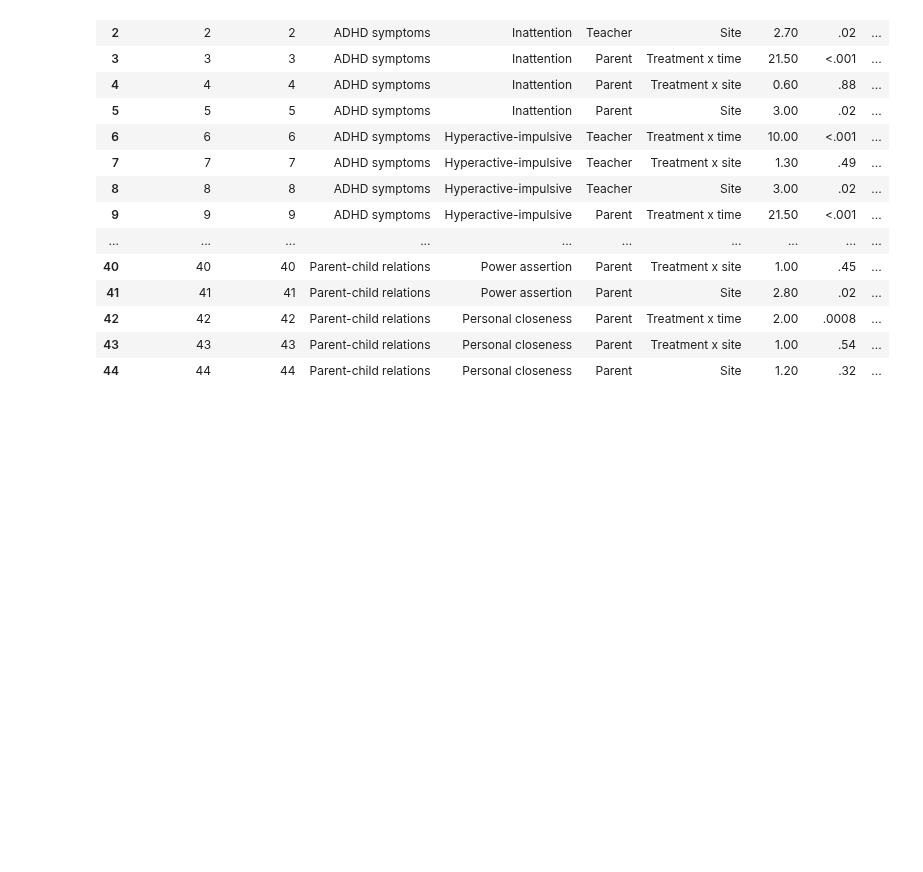
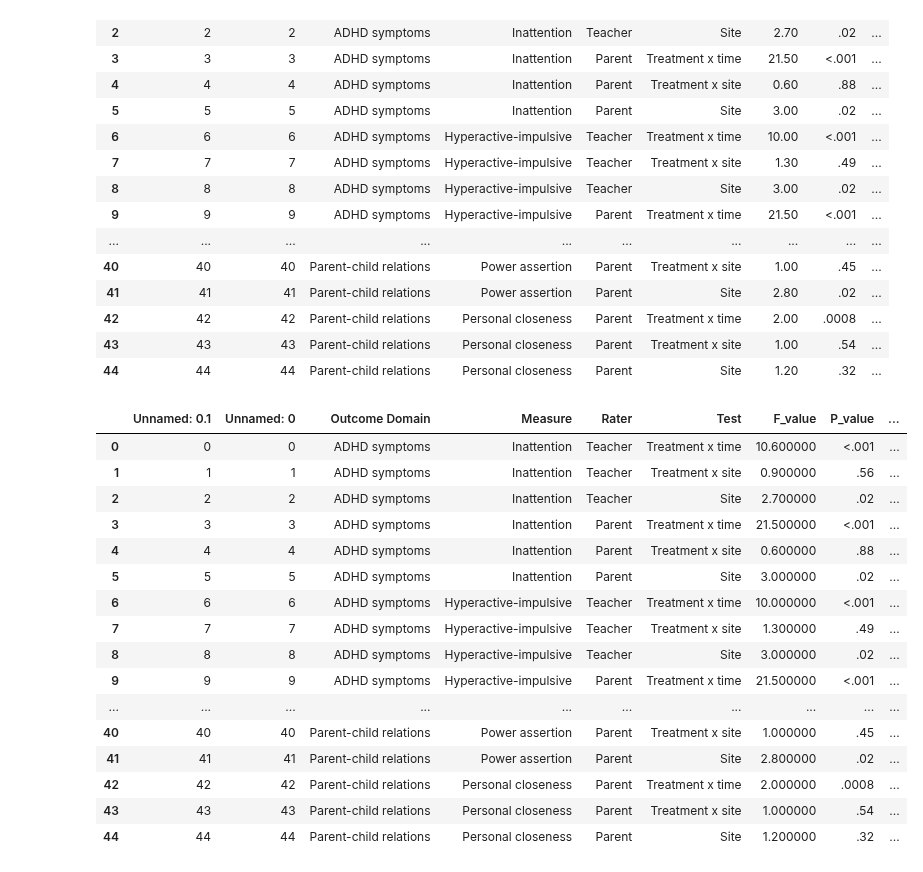
Before and after one commit to ALINA991/ADHD_fMRI, a Jupyter notebook: MTA/contrasts.ipynb, the cells around one changed output. Saved outputs shown, nothing was run; the diff lists cells and outputs as text; code cells hidden in the pictures; blank space fills up the shorter version.

```diff
--- a/MTA/contrasts.ipynb
+++ b/MTA/contrasts.ipynb
@@ -618,3 +596,40 @@ results_table
 | 44 | 44 | 44 | Parent-child relations | Personal closeness | Parent | Site | 1.20 | .32 | ... |
 # %%
 #results_table.to_csv(Path(derived_data, 'original_and_new_rr_14_contrasts.csv'))
+# %%
+cols_to_highlight = ['F_value', 'P_value', 'replicated F_value', 'replicated P_value', 'M vs B p_val']#, 'C vs (M,B) p_val', 'L vs (M,B,C) p_val']
+results_table[cols_to_highlight] = results_table[cols_to_highlight].fillna(np.nan)
+
+
+def highlight_cells(val, alpha=0.05):
+    if val == -1:
+        return ''
+    try:
+
+        float_val = float(val)
+        if float_val < alpha:
+            return 'background-color: blue'
+    except ValueError:
+
+        return 'background-color: blue'
+
+styled_df = results_table.style.applymap(highlight_cells, subset=cols_to_highlight)
+styled_df
+# %% [output]
+|  | Unnamed: 0.1 | Unnamed: 0 | Outcome Domain | Measure | Rater | Test | F_value | P_value | ... |
+| 0 | 0 | 0 | ADHD symptoms | Inattention | Teacher | Treatment x time | 10.600000 | <.001 | ... |
+| 1 | 1 | 1 | ADHD symptoms | Inattention | Teacher | Treatment x site | 0.900000 | .56 | ... |
+| 2 | 2 | 2 | ADHD symptoms | Inattention | Teacher | Site | 2.700000 | .02 | ... |
+| 3 | 3 | 3 | ADHD symptoms | Inattention | Parent | Treatment x time | 21.500000 | <.001 | ... |
+| 4 | 4 | 4 | ADHD symptoms | Inattention | Parent | Treatment x site | 0.600000 | .88 | ... |
+| 5 | 5 | 5 | ADHD symptoms | Inattention | Parent | Site | 3.000000 | .02 | ... |
+| 6 | 6 | 6 | ADHD symptoms | Hyperactive-impulsive | Teacher | Treatment x time | 10.000000 | <.001 | ... |
+| 7 | 7 | 7 | ADHD symptoms | Hyperactive-impulsive | Teacher | Treatment x site | 1.300000 | .49 | ... |
+| 8 | 8 | 8 | ADHD symptoms | Hyperactive-impulsive | Teacher | Site | 3.000000 | .02 | ... |
+| 9 | 9 | 9 | ADHD symptoms | Hyperactive-impulsive | Parent | Treatment x time | 21.500000 | <.001 | ... |
+| ... | ... | ... | ... | ... | ... | ... | ... | ... | ... |
+| 40 | 40 | 40 | Parent-child relations | Power assertion | Parent | Treatment x site | 1.000000 | .45 | ... |
+| 41 | 41 | 41 | Parent-child relations | Power assertion | Parent | Site | 2.800000 | .02 | ... |
+| 42 | 42 | 42 | Parent-child relations | Personal closeness | Parent | Treatment x time | 2.000000 | .0008 | ... |
+| 43 | 43 | 43 | Parent-child relations | Personal closeness | Parent | Treatment x site | 1.000000 | .54 | ... |
+| 44 | 44 | 44 | Parent-child relations | Personal closeness | Parent | Site | 1.200000 | .32 | ... |
```
Also changed, not shown: parts of 4 cells of this notebook, 7 other files.
